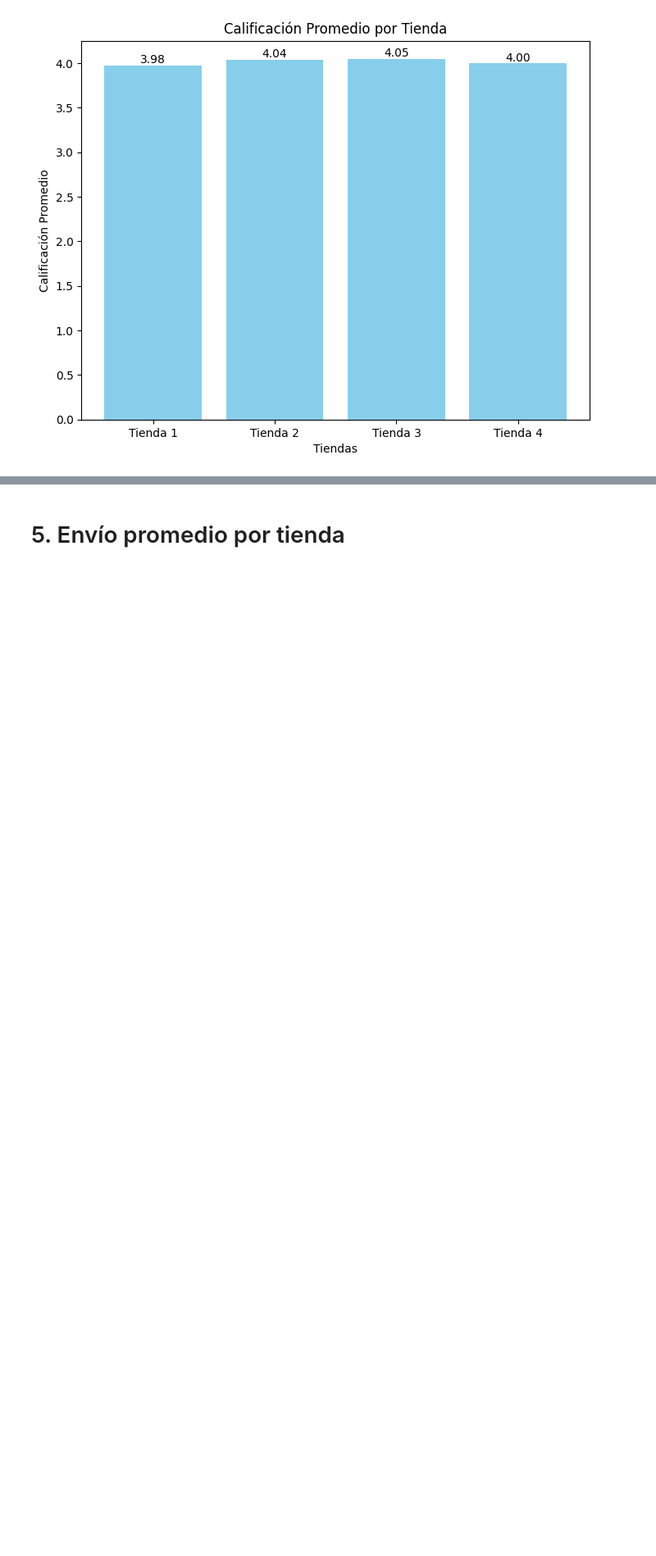
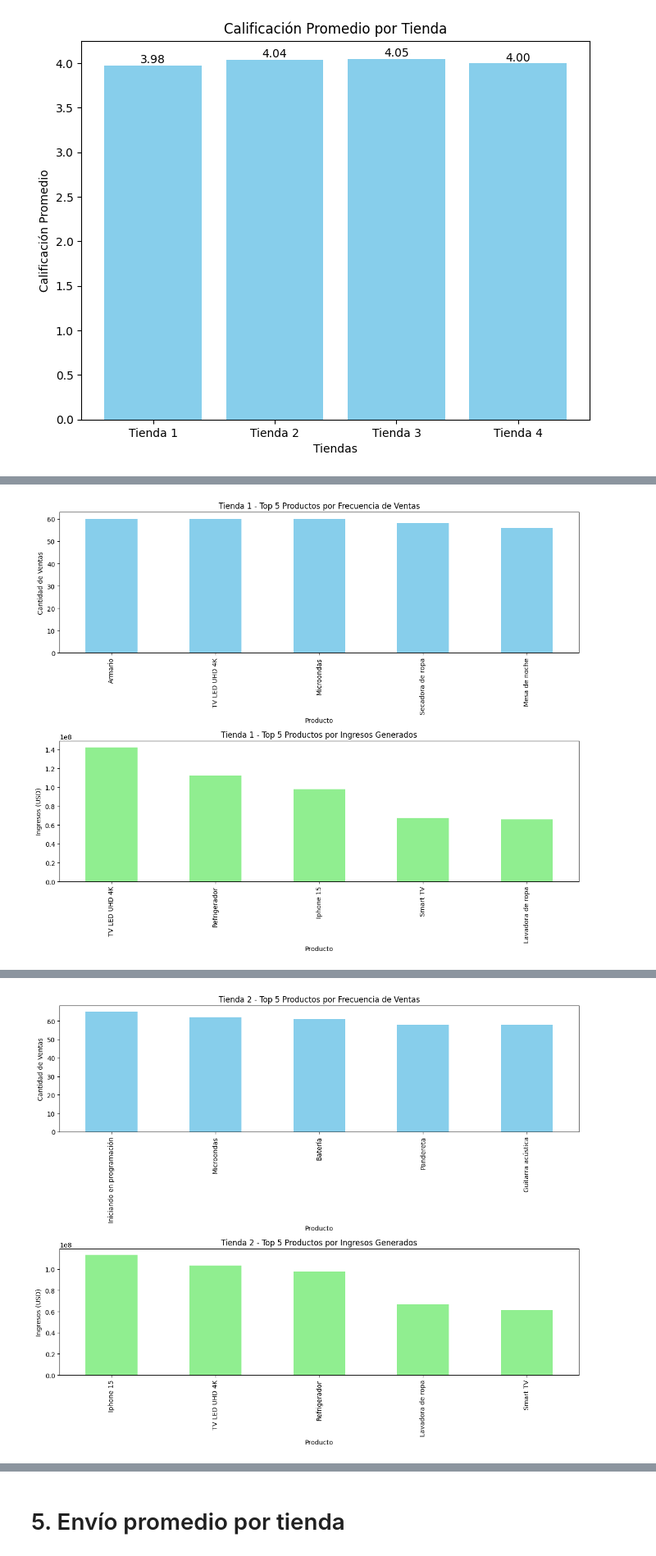
Before and after one commit to PakoAraya/alura-store, a Jupyter notebook: AluraStoreLatam.ipynb, the cells around one changed output, grey strips where cells are left out. Shown at 82% size. Saved outputs shown, nothing was run; the diff lists cells and outputs as text; code cells hidden in the pictures; blank space fills up the shorter version.

Commit message:
Evaluacion de productos mas y menos vendidos por tiendas

```diff
--- a/AluraStoreLatam.ipynb
+++ b/AluraStoreLatam.ipynb
@@ -567,0 +727,68 @@ plt.show()
+# %%
+# El primer criterio considera la cantidad de productos mas y menos vendidos en numeros, el segundo criterio evalua por el montos totales.
+# Ahora implementaremos ambas formas para evaluar de la mejor forma la decision
+import pandas as pd
+import matplotlib.pyplot as plt
+
+def analisis_ventas_completo(df, tienda_num):
+    # Calculamos ambas métricas
+    ventas = df.groupby('Producto')['Precio'].agg([
+        ('Frecuencia', 'count'),
+        ('Ingresos_Totales', 'sum')
+    ]).reset_index()
+
+    # Ordenamos por frecuencia
+    top_frecuencia = ventas.sort_values('Frecuencia', ascending=False).head(5)
+    bottom_frecuencia = ventas.sort_values('Frecuencia').head(5)
+
+    # Ordenamos por ingresos
+    top_ingresos = ventas.sort_values('Ingresos_Totales', ascending=False).head(5)
+    bottom_ingresos = ventas.sort_values('Ingresos_Totales').head(5)
+
+    # Formateamos números
+    pd.options.display.float_format = '{:,.2f}'.format
+
+    # Imprimimos resultados
+    print(f"\n=== Tienda {tienda_num} ===")
+    print("\nTop 5 por frecuencia de ventas:")
+    print(top_frecuencia[['Producto', 'Frecuencia']])
+
+    print("\nTop 5 por ingresos generados:")
+    print(top_ingresos[['Producto', 'Ingresos_Totales']])
+
+    print("\nBottom 5 por frecuencia de ventas:")
+    print(bottom_frecuencia[['Producto', 'Frecuencia']])
+
+    print("\nBottom 5 por ingresos generados:")
+    print(bottom_ingresos[['Producto', 'Ingresos_Totales']])
+
+    # Visualizaciones
+    fig, ax = plt.subplots(2, 1, figsize=(12, 10))
+
+    # Gráfico de frecuencia
+    top_frecuencia.set_index('Producto')['Frecuencia'].plot(
+        kind='bar',
+        title=f'Tienda {tienda_num} - Top 5 Productos por Frecuencia de Ventas',
+        ax=ax[0],
+        color='skyblue'
+    )
+    ax[0].set_ylabel('Cantidad de Ventas')
+
+    # Gráfico de ingresos
+    top_ingresos.set_index('Producto')['Ingresos_Totales'].plot(
+        kind='bar',
+        title=f'Tienda {tienda_num} - Top 5 Productos por Ingresos Generados',
+        ax=ax[1],
+        color='lightgreen'
+    )
+    ax[1].set_ylabel('Ingresos (USD)')
+
+    plt.tight_layout()
+    plt.show()
+
+# Usando tus DataFrames existentes
+analisis_ventas_completo(tienda1, 1)
+analisis_ventas_completo(tienda2, 2)
+analisis_ventas_completo(tienda3, 3)
+analisis_ventas_completo(tienda4, 4)
+# %% [output]
@@ -567,0 +812 @@ plt.show()
+[figure, added]
@@ -567,0 +830 @@ plt.show()
+[figure, added]
```
Also changed, not shown: parts of 6 cells of this notebook.
